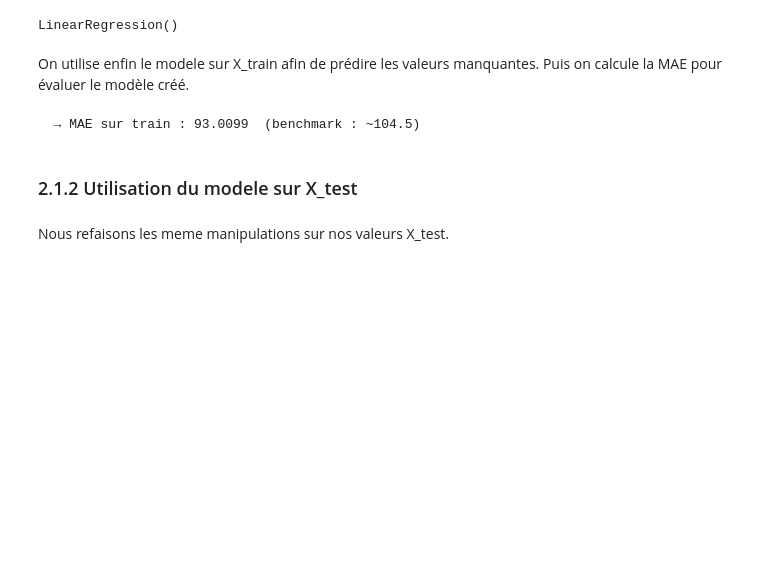
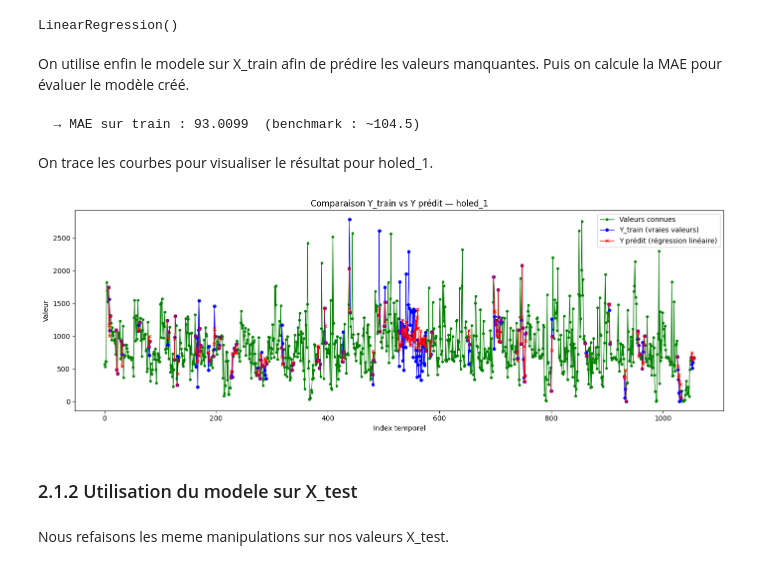
Before and after one commit to BMLauriana/ProjetIA, a Jupyter notebook: ProjetIA.ipynb, the cells around one changed output. Saved outputs shown, nothing was run; the diff lists cells and outputs as text; code cells hidden in the pictures; blank space fills up the shorter version.

Commit message:
ajout de la courbe pour holed_1

```diff
--- a/ProjetIA.ipynb
+++ b/ProjetIA.ipynb
@@ -356,6 +356,57 @@ mae = mean_absolute_error(y_train, y_pred_train)
 print(f"  → MAE sur train : {mae:.4f}  (benchmark : ~104.5)")
 # %% [output]
   → MAE sur train : 93.0099  (benchmark : ~104.5)
+# %% [markdown]
+On trace les courbes pour visualiser le résultat pour holed_1.
+# %%
+col_name = "holed_1"
+
+series_orig = df_xtrain[col_name].values.astype(np.float64)
+nan_mask = np.isnan(series_orig)
+nan_indices = np.where(nan_mask)[0]
+known_indices = np.where(~nan_mask)[0]
+
+y_true_col = df_ytrain[col_name].values.astype(np.float64)
+
+indices_holed1_valid = [i for i, (c, _) in enumerate(meta_full) if c == col_name and valid_mask[i]]
+nan_positions = np.array([meta_full[i][1] for i in indices_holed1_valid])
+y_pred_positions = y_pred_train[indices_holed1_valid]
+y_true_positions = y_true_col[nan_positions]
+
+# Reconstruit les séries complètes pour pred et true (NaN là où on a des valeurs connues)
+n = len(series_orig)
+y_pred_full = np.full(n, np.nan)
+y_true_full = np.full(n, np.nan)
+
+for pos, yp, yt in zip(nan_positions, y_pred_positions, y_true_positions):
+    y_pred_full[pos] = yp
+    y_true_full[pos] = yt
+
+# Ajoute les points connus aux bordures des zones NaN pour raccrocher les lignes
+for idx in known_indices:
+    if idx > 0 and nan_mask[idx - 1]:
+        y_pred_full[idx] = series_orig[idx]
+        y_true_full[idx] = series_orig[idx]
+    if idx < n - 1 and nan_mask[idx + 1]:
+        y_pred_full[idx] = series_orig[idx]
+        y_true_full[idx] = series_orig[idx]
+
+x_axis = np.arange(n)
+
+plt.figure(figsize=(14, 5))
+
+plt.plot(known_indices, series_orig[known_indices], 'o-', color='green', markersize=3, linewidth=1, label='Valeurs connues')
+plt.plot(x_axis, y_true_full, 'o-', color='blue', markersize=4, linewidth=1, label='Y_train (vraies valeurs)')
+plt.plot(x_axis, y_pred_full, 'x-', color='red', markersize=4, linewidth=1, label='Y prédit (régression linéaire)')
+
+plt.title(f'Comparaison Y_train vs Y prédit — {col_name}')
+plt.xlabel('Index temporel')
+plt.ylabel('Valeur')
+plt.legend()
+plt.tight_layout()
+plt.show()
+# %% [output]
+[figure, added]
 # %% [markdown]
 ### 2.1.2 Utilisation du modele sur X_test
 # %% [markdown]
```
